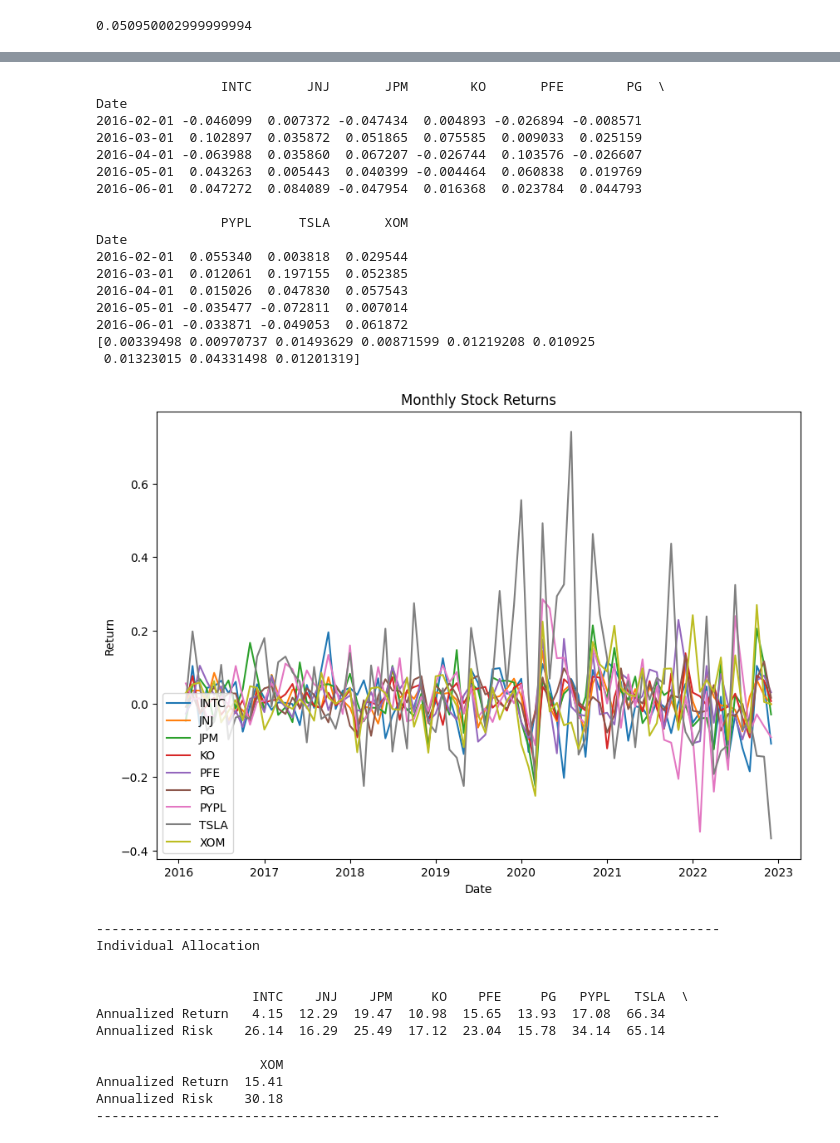
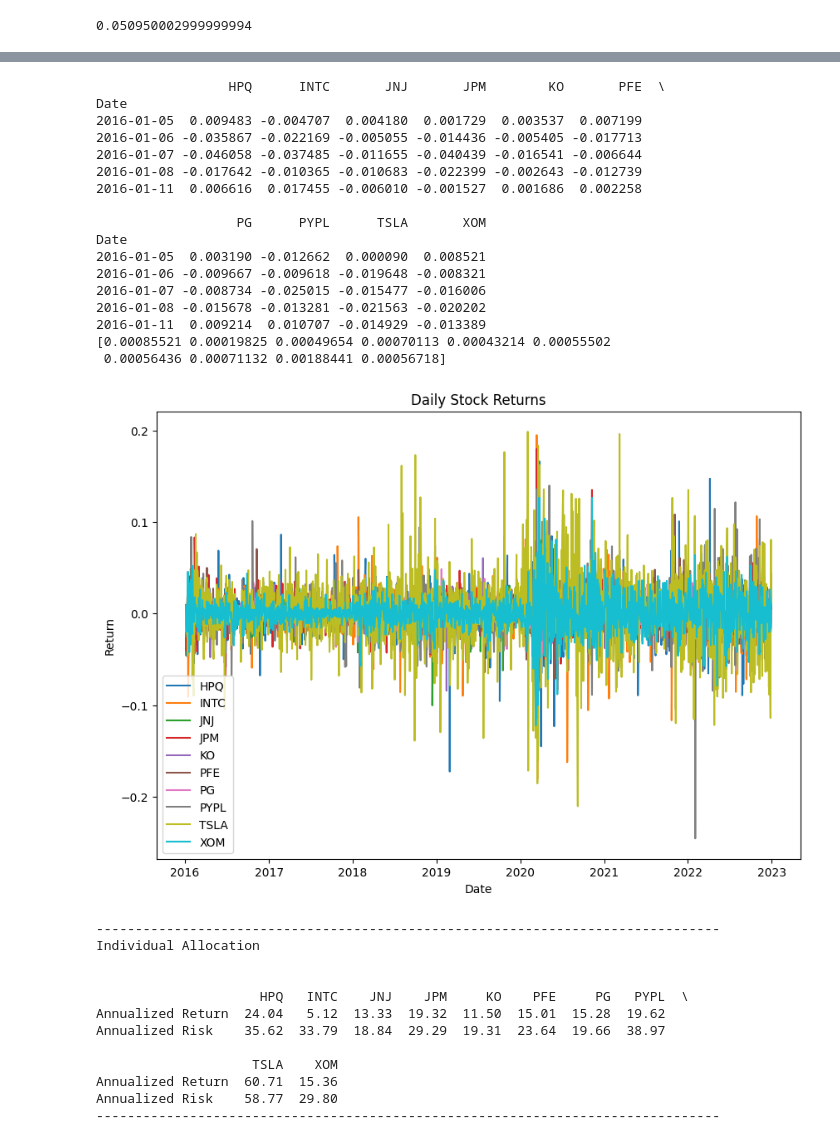
Before and after one commit to JuanDavidR24/Finanzas, a Jupyter notebook: Optimización de Portafolios de Markowitz.ipynb, the cells around one changed output, grey strips where cells are left out. Saved outputs shown, nothing was run; the diff lists cells and outputs as text; code cells hidden in the pictures.

```diff
--- a/Optimización de Portafolios de Markowitz.ipynb
+++ b/Optimización de Portafolios de Markowitz.ipynb
@@ -11,7 +11,7 @@ import random
 import scipy
 # %%
 # Parámetros iniciales.
-stocks = ["INTC", "JNJ", "JPM", "KO", "PFE", "PG", "PYPL", "TSLA", "XOM"]
+stocks = ["HPQ", "INTC", "JNJ", "JPM", "KO", "PFE", "PG", "PYPL", "TSLA", "XOM"]
 start_date = "2016-01-01"
 end_date = "2022-12-31"
 risk_free_ticker = "^IRX"
@@ -19,6 +19,6 @@ num_assets = len(stocks)
 numberSim = 25000
 # %%
 # Extraer datos activos.
-prices_df = yf.download(stocks, start=start_date, end=end_date, interval="1Mo")['Adj Close']
+prices_df = yf.download(stocks, start=start_date, end=end_date)['Adj Close']
 print(prices_df)
 # %% [output]
@@ -64,5 +64,5 @@ plt.show()
 # %%
-# Retornos mensuales.
+# Retornos Diarios.
 returns_df = prices_df.pct_change().dropna()
 print(returns_df.head())
 
@@ -70,42 +70,42 @@ print(returns_df.head())
 mean_returns = np.array(returns_df.mean())
 print(mean_returns)
 # %% [output]
-                INTC       JNJ       JPM        KO       PFE        PG  \
+                 HPQ      INTC       JNJ       JPM        KO       PFE  \
 Date
-2016-02-01 -0.046099  0.007372 -0.047434  0.004893 -0.026894 -0.008571
-2016-03-01  0.102897  0.035872  0.051865  0.075585  0.009033  0.025159
-2016-04-01 -0.063988  0.035860  0.067207 -0.026744  0.103576 -0.026607
-2016-05-01  0.043263  0.005443  0.040399 -0.004464  0.060838  0.019769
-2016-06-01  0.047272  0.084089 -0.047954  0.016368  0.023784  0.044793
+2016-01-05  0.009483 -0.004707  0.004180  0.001729  0.003537  0.007199
+2016-01-06 -0.035867 -0.022169 -0.005055 -0.014436 -0.005405 -0.017713
+2016-01-07 -0.046058 -0.037485 -0.011655 -0.040439 -0.016541 -0.006644
+2016-01-08 -0.017642 -0.010365 -0.010683 -0.022399 -0.002643 -0.012739
+2016-01-11  0.006616  0.017455 -0.006010 -0.001527  0.001686  0.002258
 
-                PYPL      TSLA       XOM
+                  PG      PYPL      TSLA       XOM
 Date
-2016-02-01  0.055340  0.003818  0.029544
-2016-03-01  0.012061  0.197155  0.052385
-2016-04-01  0.015026  0.047830  0.057543
-2016-05-01 -0.035477 -0.072811  0.007014
-2016-06-01 -0.033871 -0.049053  0.061872
-[0.00339498 0.00970737 0.01493629 0.00871599 0.01219208 0.010925
- 0.01323015 0.04331498 0.01201319]
+2016-01-05  0.003190 -0.012662  0.000090  0.008521
+2016-01-06 -0.009667 -0.009618 -0.019648 -0.008321
+2016-01-07 -0.008734 -0.025015 -0.015477 -0.016006
+2016-01-08 -0.015678 -0.013281 -0.021563 -0.020202
+2016-01-11  0.009214  0.010707 -0.014929 -0.013389
+[0.00085521 0.00019825 0.00049654 0.00070113 0.00043214 0.00055502
+ 0.00056436 0.00071132 0.00188441 0.00056718]
 # %%
 # Gráfica retornos.
 plt.figure(figsize=(10,7))
 
 for i in range(num_assets):
   plt.plot(returns_df.iloc[:,i], label = f"{stocks[i]}")
 
-plt.title('Monthly Stock Returns')
+plt.title('Daily Stock Returns')
 plt.xlabel('Date')
 plt.ylabel('Return')
 
 plt.legend(loc="lower left")
 plt.show()
 # %% [output]
-[figure, old version]
+[figure, new version]
 # %%
 # Inversión individual en los activos.
-stocks_return = (1+mean_returns)**(12)-1
-stocks_risk = np.std(returns_df)*np.sqrt(12)
+stocks_return = (1+mean_returns)**(252)-1
+stocks_risk = np.std(returns_df)*np.sqrt(252)
 
 indv_all = pd.DataFrame({"Annualized Return" : np.round(stocks_return*100, 2),
                          "Annualized Risk" : np.round(stocks_risk*100, 2)})
@@ -121,13 +121,13 @@ print("-"*80)
 Individual Allocation
 
 
-                    INTC    JNJ    JPM     KO    PFE     PG   PYPL   TSLA  \
-Annualized Return   4.15  12.29  19.47  10.98  15.65  13.93  17.08  66.34
-Annualized Risk    26.14  16.29  25.49  17.12  23.04  15.78  34.14  65.14
+                     HPQ   INTC    JNJ    JPM     KO    PFE     PG   PYPL  \
+Annualized Return  24.04   5.12  13.33  19.32  11.50  15.01  15.28  19.62
+Annualized Risk    35.62  33.79  18.84  29.29  19.31  23.64  19.66  38.97
 
-                     XOM
-Annualized Return  15.41
-Annualized Risk    30.18
+                    TSLA    XOM
+Annualized Return  60.71  15.36
+Annualized Risk    58.77  29.80
 --------------------------------------------------------------------------------
 # %%
 # Gráfica activos individuales.
```
Also changed, not shown: parts of 11 cells of this notebook.
